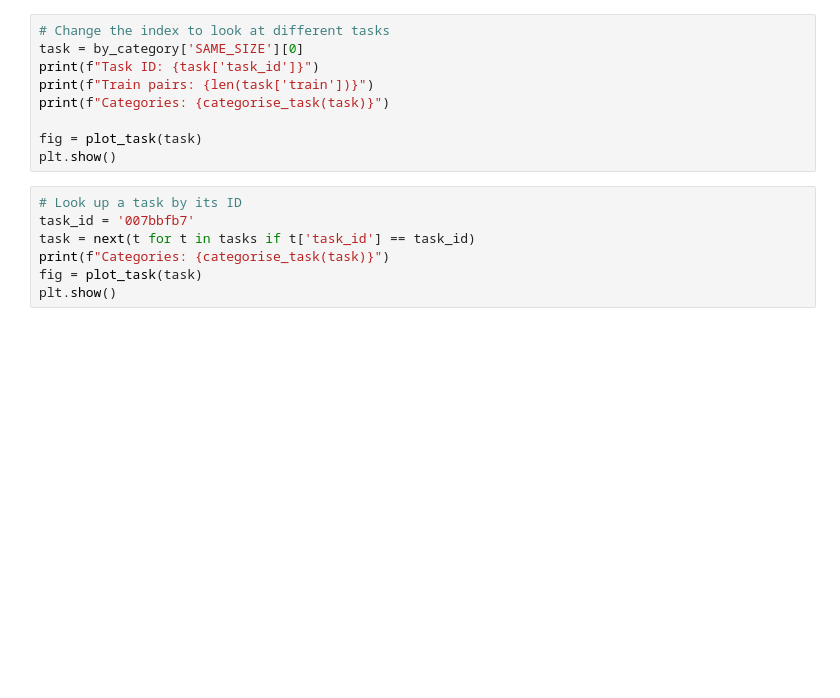
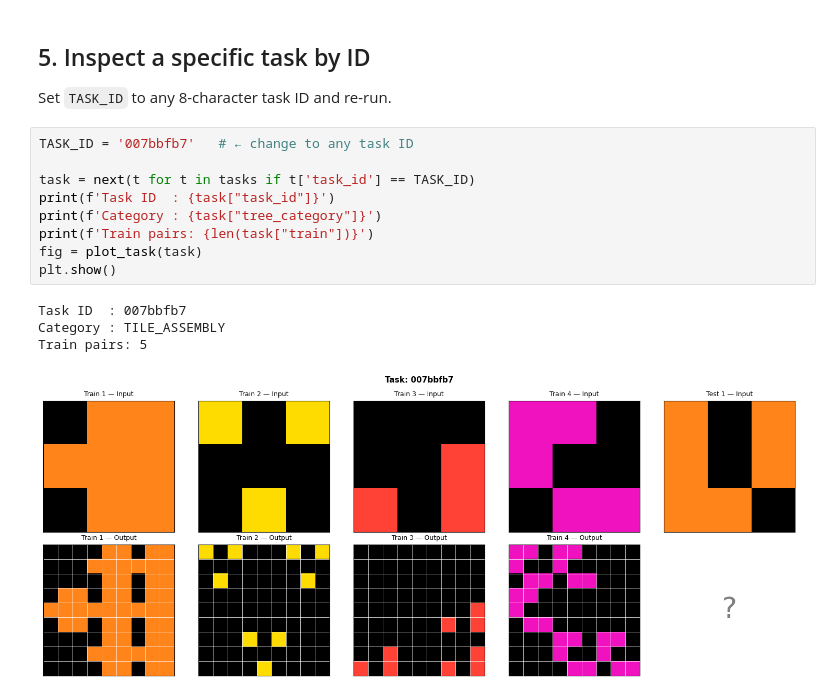
Before and after one commit to rodehyde/arc-agi-solver, a Jupyter notebook: notebooks/exploration.ipynb, the cells around one changed output. Drawn from its saved outputs; the diff is of its cells as text; blank space fills up the shorter version.

```diff
--- a/notebooks/exploration.ipynb
+++ b/notebooks/exploration.ipynb
@@ -53,16 +119,18 @@ Shows all train pairs (input → output) plus the test input.
+# %% [markdown]
+## 5. Inspect a specific task by ID
+
+Set `TASK_ID` to any 8-character task ID and re-run.
 # %%
-# Change the index to look at different tasks
-task = by_category['SAME_SIZE'][0]
-print(f"Task ID: {task['task_id']}")
-print(f"Train pairs: {len(task['train'])}")
-print(f"Categories: {categorise_task(task)}")
+TASK_ID = '007bbfb7'   # ← change to any task ID
 
+task = next(t for t in tasks if t['task_id'] == TASK_ID)
+print(f'Task ID  : {task["task_id"]}')
+print(f'Category : {task["tree_category"]}')
+print(f'Train pairs: {len(task["train"])}')
 fig = plot_task(task)
 plt.show()
+# %% [output]
+Task ID  : 007bbfb7
+Category : TILE_ASSEMBLY
+Train pairs: 5
+[figure, added]
-# %%
-# Look up a task by its ID
-task_id = '007bbfb7'
-task = next(t for t in tasks if t['task_id'] == task_id)
-print(f"Categories: {categorise_task(task)}")
-fig = plot_task(task)
-plt.show()
```
Also changed, not shown: parts of 20 cells of this notebook, 3 other files.
